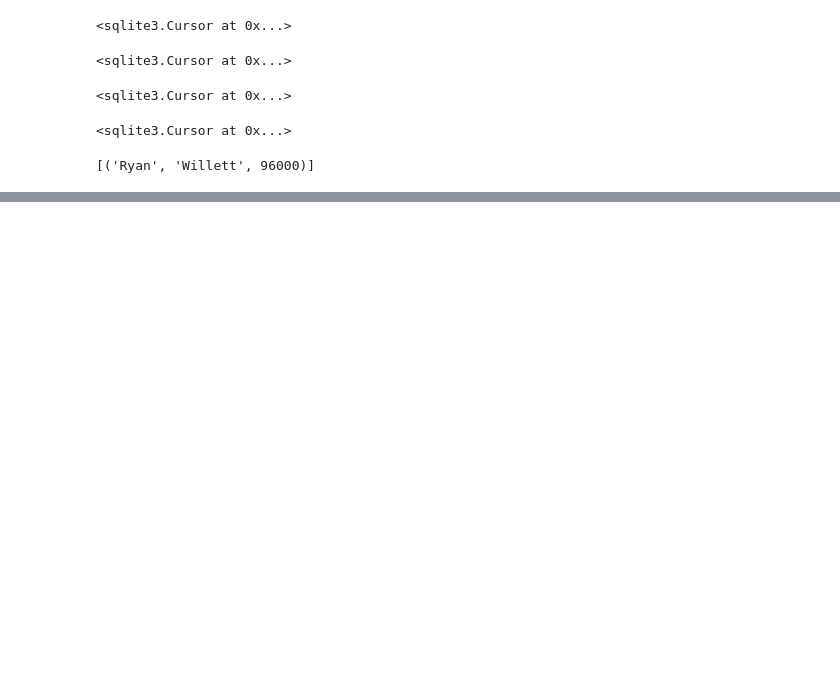
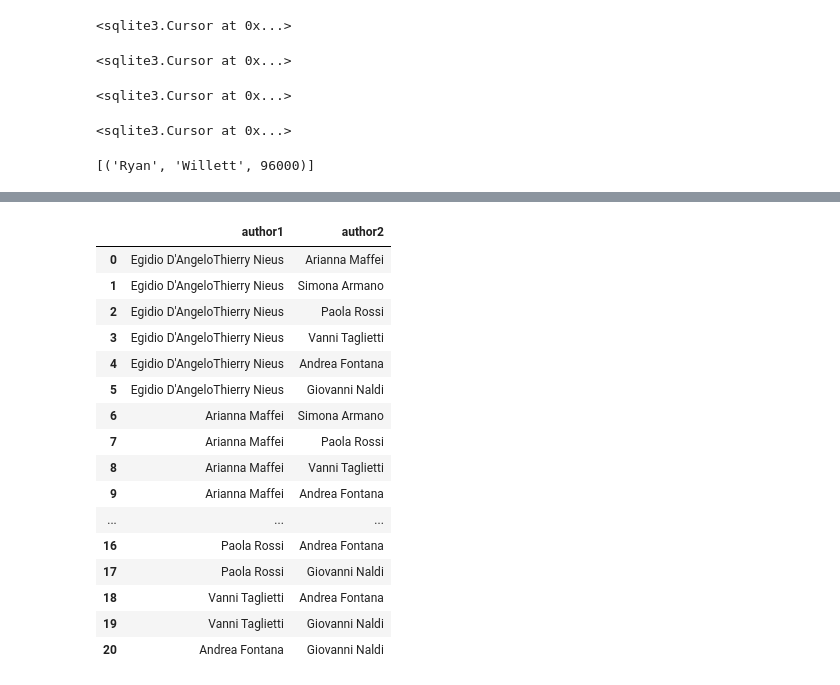
Before and after one commit to rtwillett/KOLMap, a Jupyter notebook: KOLMap.ipynb, the cells around one changed output, grey strips where cells are left out. Drawn from its saved outputs; the diff is of its cells as text; code cells hidden in the pictures; blank space fills up the shorter version.

```diff
--- a/KOLMap.ipynb
+++ b/KOLMap.ipynb
@@ -77,4 +88,4 @@ cb_search = scholarly.search_keyword("cerebellum")
 # %%
-for i in list(range(6)):
-    print(next(cb_search))
+# for i in list(range(6)):
+#     print(next(cb_search))
 # %% [output]
@@ -232,0 +348,30 @@ Y-C Wang
+# %%
+listTest = ["Egidio D'Angelo"
+'Thierry Nieus',
+'Arianna Maffei',
+'Simona Armano',
+'Paola Rossi',
+'Vanni Taglietti',
+'Andrea Fontana',
+'Giovanni Naldi']
+# %%
+df_edge = edgelister(listTest)
+df_edge
+# %% [output]
+|  | author1 | author2 |
+| 0 | Egidio D'AngeloThierry Nieus | Arianna Maffei |
+| 1 | Egidio D'AngeloThierry Nieus | Simona Armano |
+| 2 | Egidio D'AngeloThierry Nieus | Paola Rossi |
+| 3 | Egidio D'AngeloThierry Nieus | Vanni Taglietti |
+| 4 | Egidio D'AngeloThierry Nieus | Andrea Fontana |
+| 5 | Egidio D'AngeloThierry Nieus | Giovanni Naldi |
+| 6 | Arianna Maffei | Simona Armano |
+| 7 | Arianna Maffei | Paola Rossi |
+| 8 | Arianna Maffei | Vanni Taglietti |
+| 9 | Arianna Maffei | Andrea Fontana |
+| ... | ... | ... |
+| 16 | Paola Rossi | Andrea Fontana |
+| 17 | Paola Rossi | Giovanni Naldi |
+| 18 | Vanni Taglietti | Andrea Fontana |
+| 19 | Vanni Taglietti | Giovanni Naldi |
+| 20 | Andrea Fontana | Giovanni Naldi |
```
Also changed, not shown: parts of 20 cells of this notebook, 2 other files.
